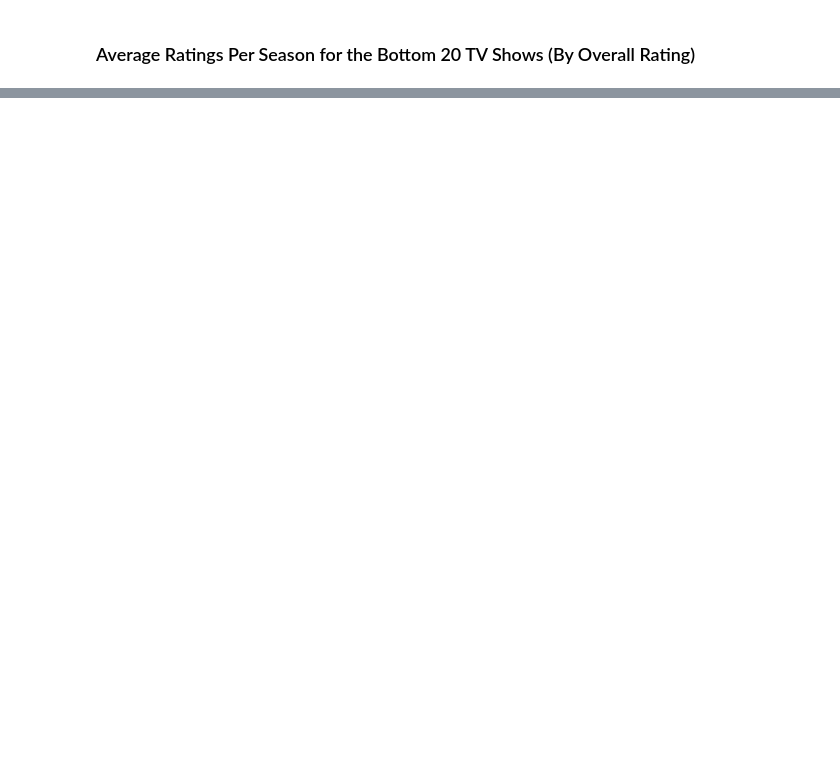
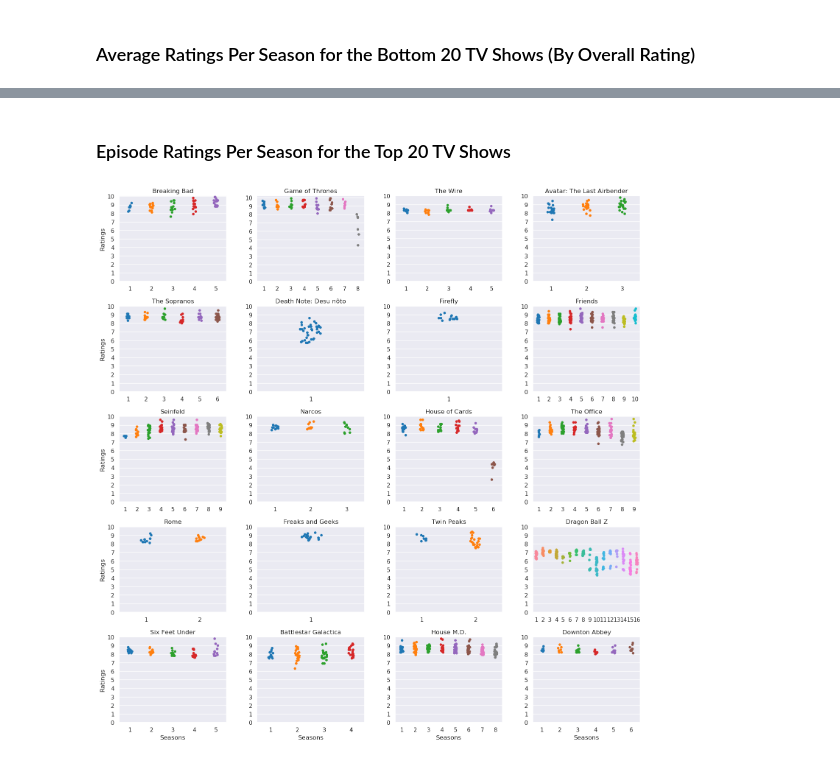
Before and after one commit to stefanjaro/tv-show-season-ratings, a Jupyter notebook: tv-show-season-ratings.ipynb, the cells around one changed output, grey strips where cells are left out. Drawn from its saved outputs; the diff is of its cells as text; code cells hidden in the pictures; blank space fills up the shorter version.

```diff
--- a/tv-show-season-ratings.ipynb
+++ b/tv-show-season-ratings.ipynb
@@ -315,0 +324,3 @@ plt.show()
+# %%
+# get bottom 20 tv shows
+bottom20_tv = complete_shows.sort_values("overall_rating", ascending=True)["title"].iloc[:20].tolist()
@@ -315,0 +366,41 @@ plt.show()
+# %% [markdown]
+### Episode Ratings Per Season for the Top 20 TV Shows
+# %%
+# plot the ratings of all episodes for each season per show
+
+# setup
+sns.set_style("darkgrid")
+sns.set_context("notebook")
+f, ax = plt.subplots(nrows=5, ncols=4, figsize=(15,15))
+ax = ax.ravel()
+f.tight_layout(
+    h_pad=2,
+    w_pad=2
+)
+
+# plot the 20
+for pos, show in enumerate(top20_tv):
+    # plot
+    vis5 = sns.stripplot(
+        data=only_rated[only_rated.show == show],
+        x="season_num",
+        y="rating",
+        ax=ax[pos]
+    )
+
+    # label
+    vis5.set_title(show)
+    vis5.set_yticks(range(0,11))
+    if pos in [0,4,8,12,16]:
+        vis5.set_ylabel("Ratings")
+    else:
+        vis5.set_ylabel("")
+    if pos in [16,17,18,19]:
+        vis5.set_xlabel("Seasons")
+    else:
+        vis5.set_xlabel("")
+
+# show
+plt.show()
+# %% [output]
+[figure, added]
```
Also changed, not shown: parts of 17 cells of this notebook.
